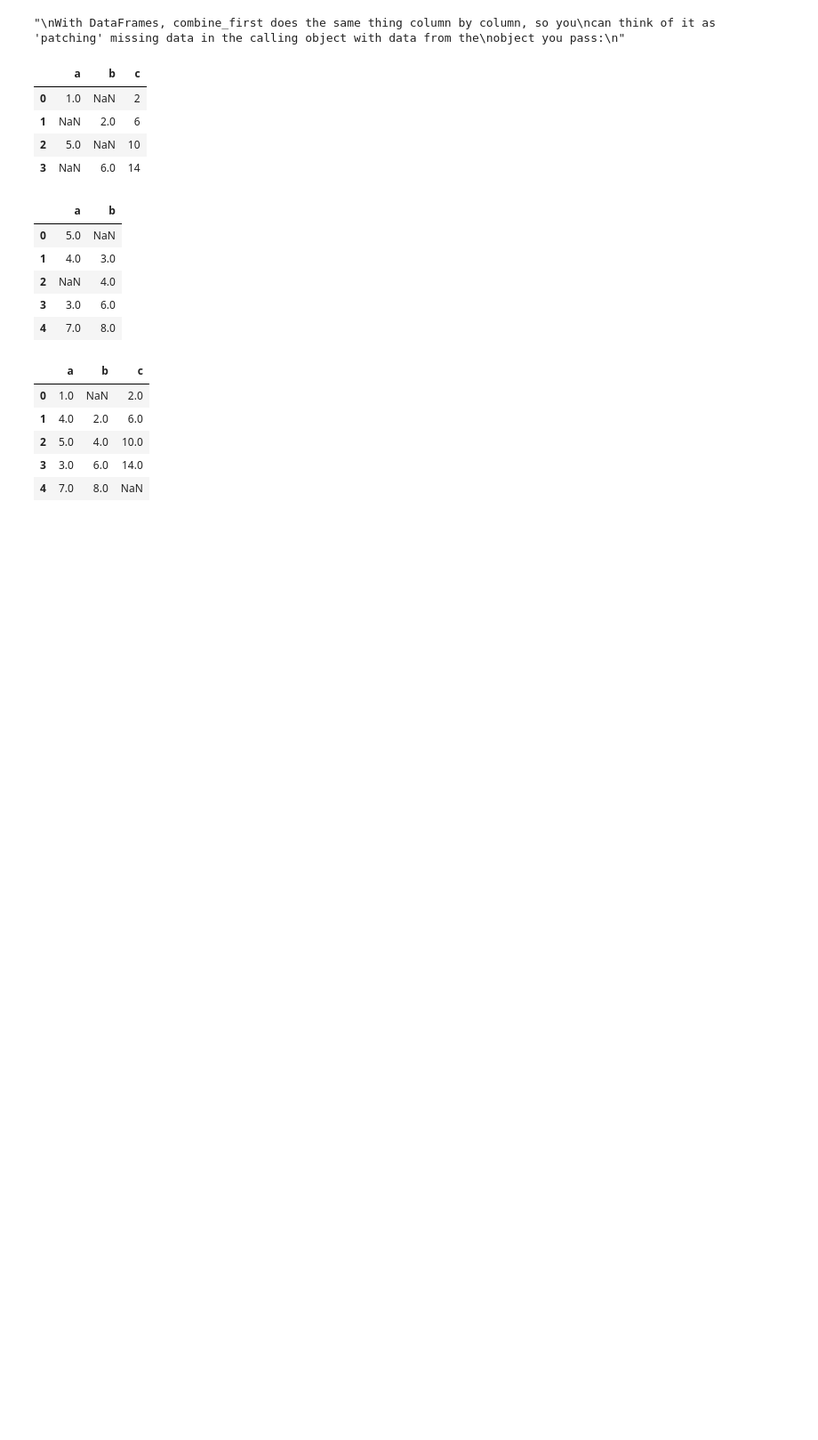
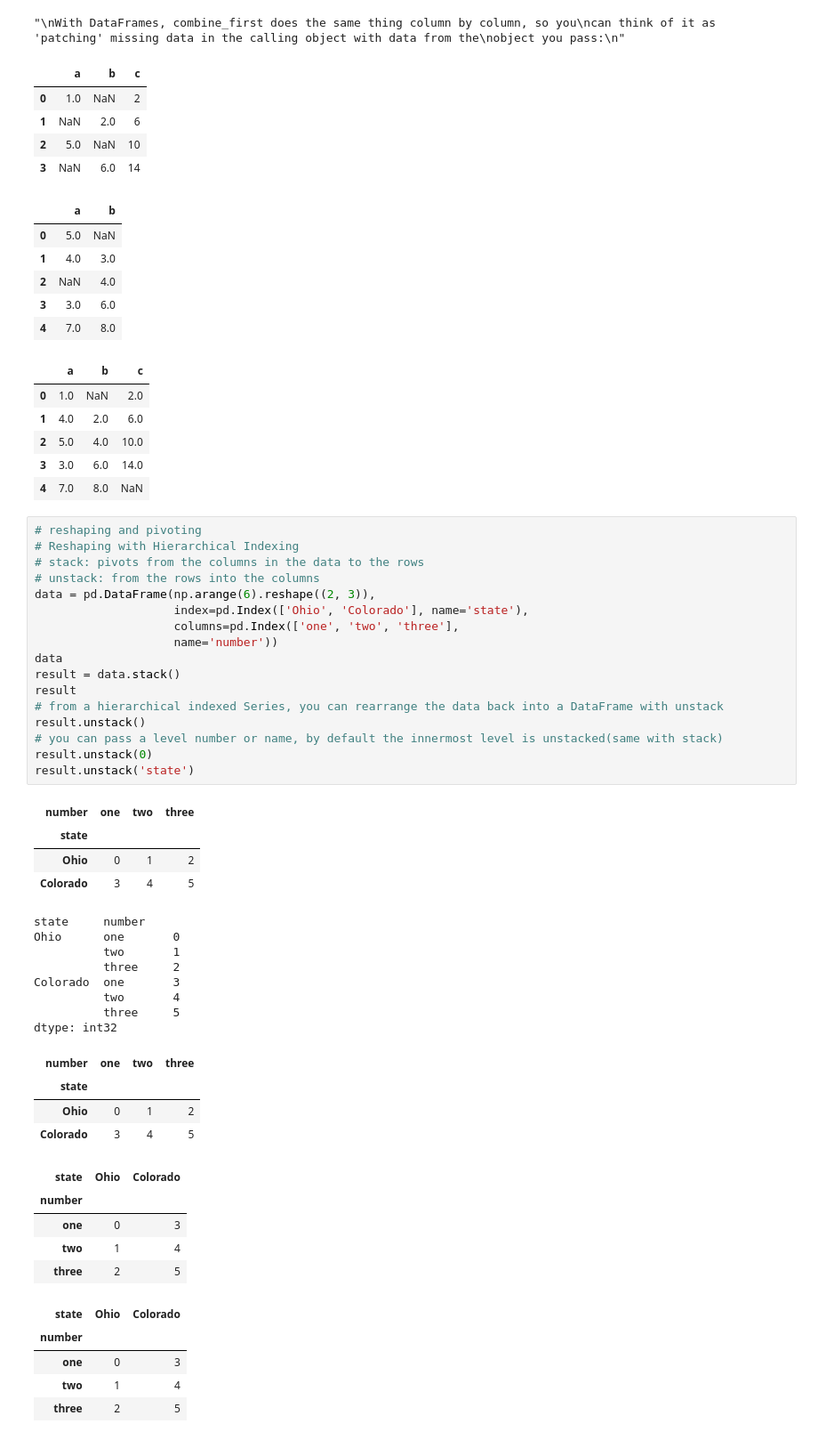
Before and after one commit to Roooooobin/Python-for-Data-Analysis-Practice, a Jupyter notebook: Data Wrangling, Join, Combine and Reshape.ipynb, the cells around one changed output. Shown at 89% size. Drawn from its saved outputs; the diff is of its cells as text; blank space fills up the shorter version.

Commit message:
pandas: reshape and pivot. Finish Chapter8

```diff
--- a/Data Wrangling, Join, Combine and Reshape.ipynb
+++ b/Data Wrangling, Join, Combine and Reshape.ipynb
@@ -592,3 +592,47 @@ dtype: float64
 | 2 | 5.0 | 4.0 | 10.0 |
 | 3 | 3.0 | 6.0 | 14.0 |
 | 4 | 7.0 | 8.0 | NaN |
+# %%
+# reshaping and pivoting
+# Reshaping with Hierarchical Indexing
+# stack: pivots from the columns in the data to the rows
+# unstack: from the rows into the columns
+data = pd.DataFrame(np.arange(6).reshape((2, 3)),
+                    index=pd.Index(['Ohio', 'Colorado'], name='state'),
+                    columns=pd.Index(['one', 'two', 'three'],
+                    name='number'))
+data
+result = data.stack()
+result
+# from a hierarchical indexed Series, you can rearrange the data back into a DataFrame with unstack
+result.unstack()
+# you can pass a level number or name, by default the innermost level is unstacked(same with stack)
+result.unstack(0)
+result.unstack('state')
+# %% [output]
+| number | one | two | three |
+| state |  |  |  |
+| Ohio | 0 | 1 | 2 |
+| Colorado | 3 | 4 | 5 |
+state     number
+Ohio      one       0
+          two       1
+          three     2
+Colorado  one       3
+          two       4
+          three     5
+dtype: int32
+| number | one | two | three |
+| state |  |  |  |
+| Ohio | 0 | 1 | 2 |
+| Colorado | 3 | 4 | 5 |
+| state | Ohio | Colorado |
+| number |  |  |
+| one | 0 | 3 |
+| two | 1 | 4 |
+| three | 2 | 5 |
+| state | Ohio | Colorado |
+| number |  |  |
+| one | 0 | 3 |
+| two | 1 | 4 |
+| three | 2 | 5 |
```
Also changed, not shown: parts of 3 cells of this notebook.
